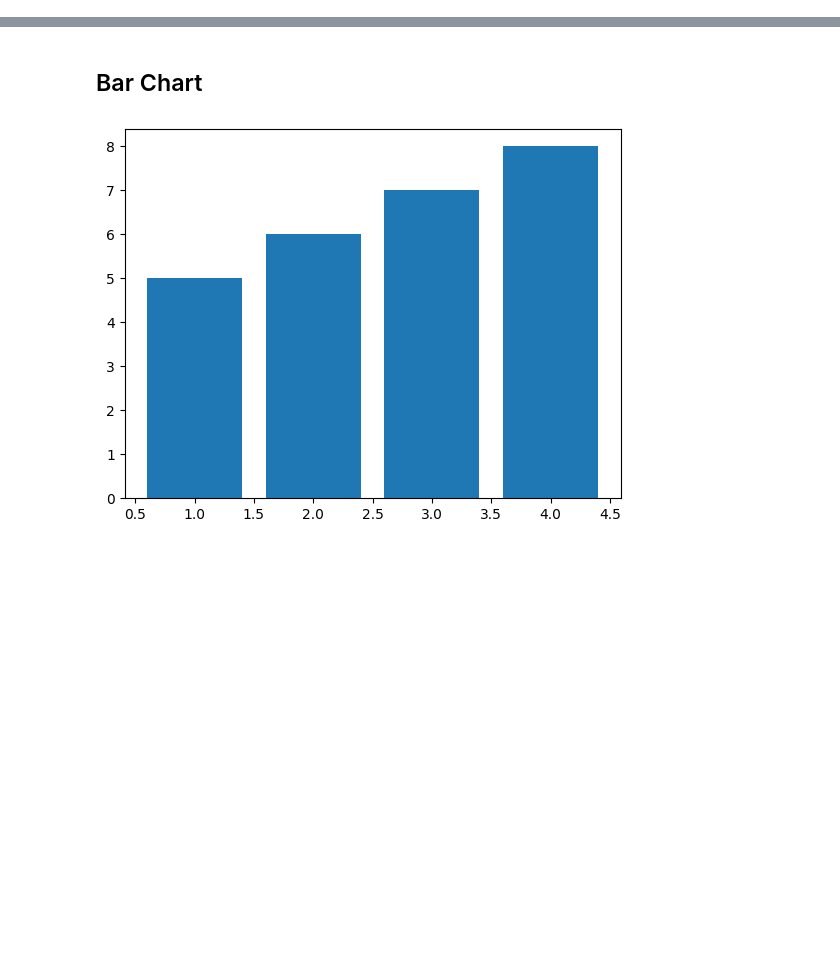
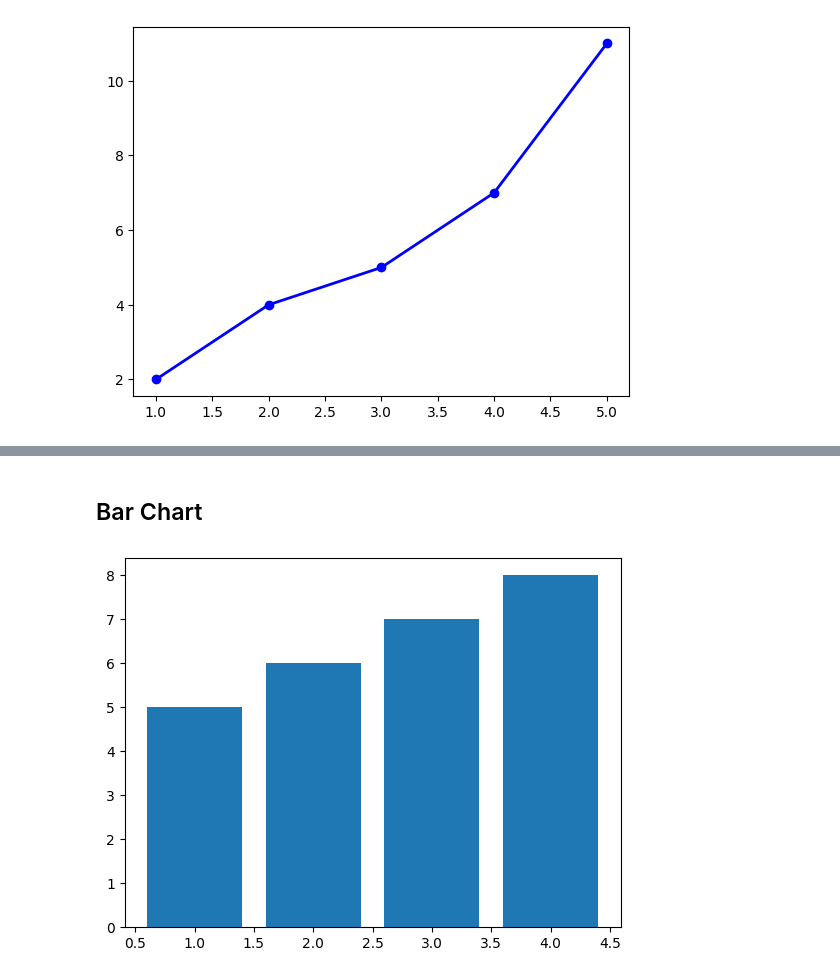
Before and after one commit to saimtec/Data-Science-Mastery-with-Python, a Jupyter notebook: Matplotlip/2.line_bar.ipynb, the cells around one changed output, grey strips where cells are left out. Saved outputs shown, nothing was run; the diff lists cells and outputs as text; code cells hidden in the pictures; blank space fills up the shorter version.

```diff
--- a/Matplotlip/2.line_bar.ipynb
+++ b/Matplotlip/2.line_bar.ipynb
@@ -39,0 +27,6 @@ plt.show()
+# %%
+# marker on line
+plt.plot(x, y, marker='o', color='blue', linewidth=2)
+plt.show()
+# %% [output]
+[figure, added]
```
Also changed, not shown: parts of 12 cells of this notebook, 8 other files.
